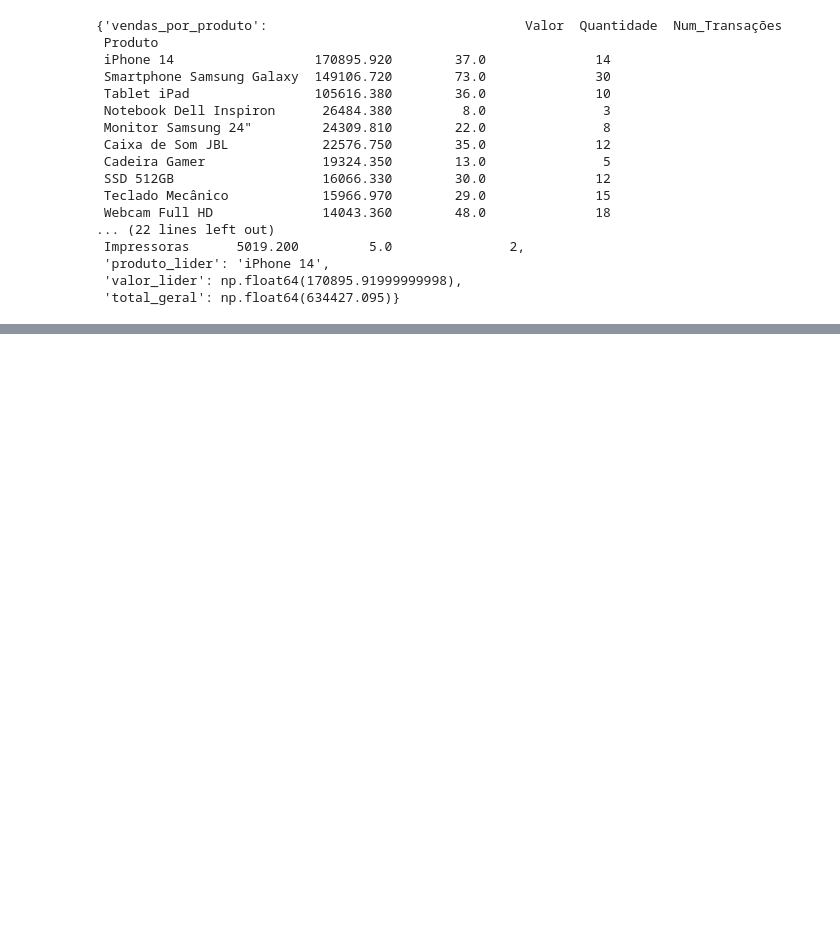
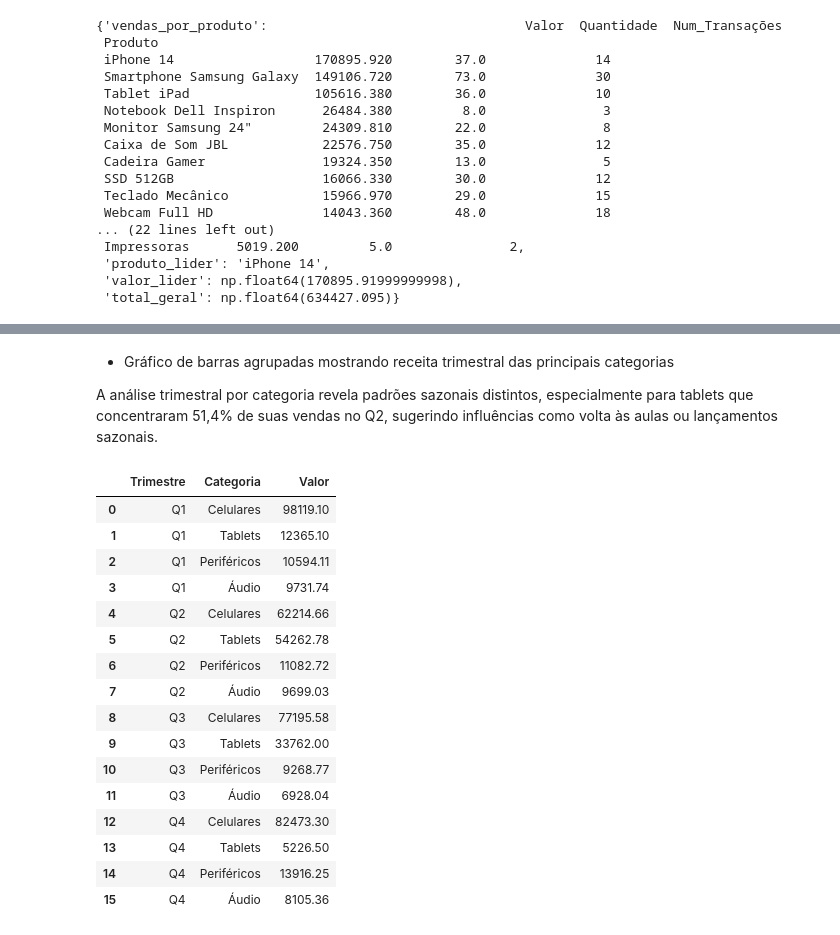
Before and after one commit to carlsnog/Teste_Analytics_CarlosNogueira, a Jupyter notebook: limpeza_analise_venda.ipynb, the cells around one changed output, grey strips where cells are left out. Cells and saved outputs as stored; diff of their text form; code cells hidden in the pictures; blank space fills up the shorter version.

```diff
--- a/limpeza_analise_venda.ipynb
+++ b/limpeza_analise_venda.ipynb
@@ -476,0 +1087,24 @@ resultados['vendas_por_categoria'].to_csv('analise_vendas_por_categoria.csv')
+# %% [markdown]
+* Gráfico de barras agrupadas mostrando receita trimestral das principais categorias
+
+A análise trimestral por categoria revela padrões sazonais distintos, especialmente para tablets que concentraram 51,4% de suas vendas no Q2, sugerindo influências como volta às aulas ou lançamentos sazonais.
+# %%
+df_receita
+# %% [output]
+|  | Trimestre | Categoria | Valor |
+| 0 | Q1 | Celulares | 98119.10 |
+| 1 | Q1 | Tablets | 12365.10 |
+| 2 | Q1 | Periféricos | 10594.11 |
+| 3 | Q1 | Áudio | 9731.74 |
+| 4 | Q2 | Celulares | 62214.66 |
+| 5 | Q2 | Tablets | 54262.78 |
+| 6 | Q2 | Periféricos | 11082.72 |
+| 7 | Q2 | Áudio | 9699.03 |
+| 8 | Q3 | Celulares | 77195.58 |
+| 9 | Q3 | Tablets | 33762.00 |
+| 10 | Q3 | Periféricos | 9268.77 |
+| 11 | Q3 | Áudio | 6928.04 |
+| 12 | Q4 | Celulares | 82473.30 |
+| 13 | Q4 | Tablets | 5226.50 |
+| 14 | Q4 | Periféricos | 13916.25 |
+| 15 | Q4 | Áudio | 8105.36 |
```
Also changed, not shown: parts of 32 cells of this notebook, 5 other files.
